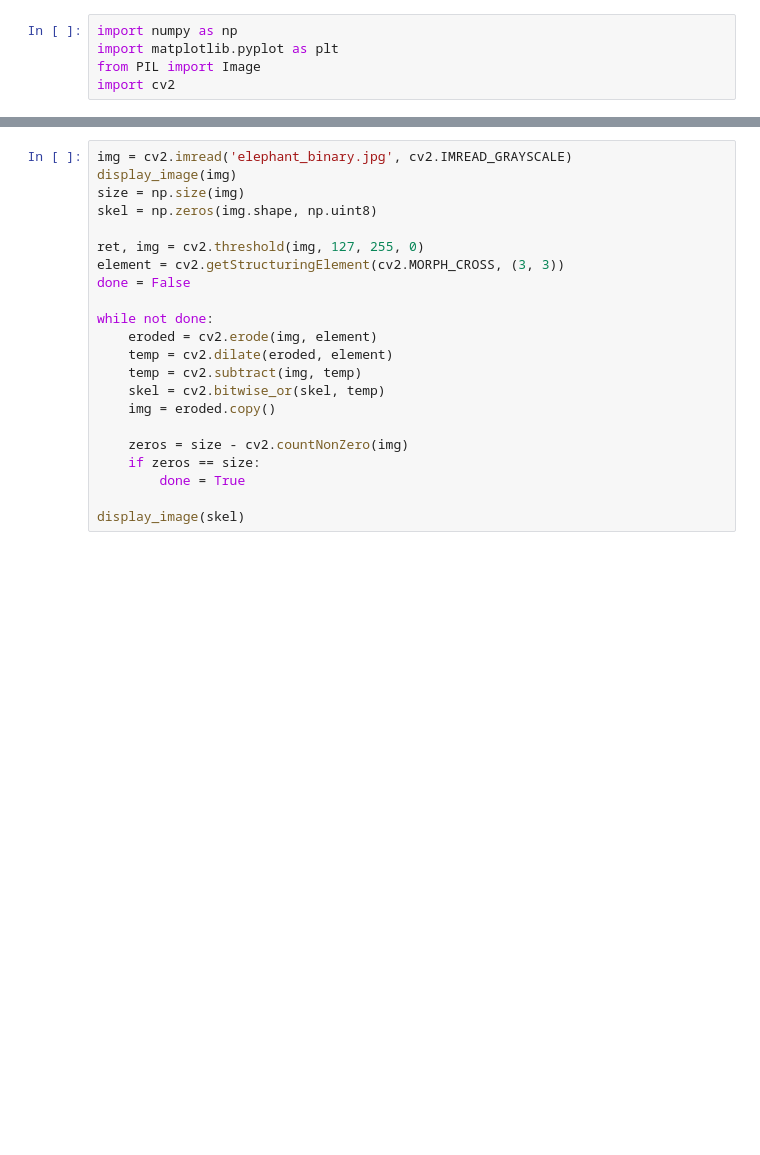
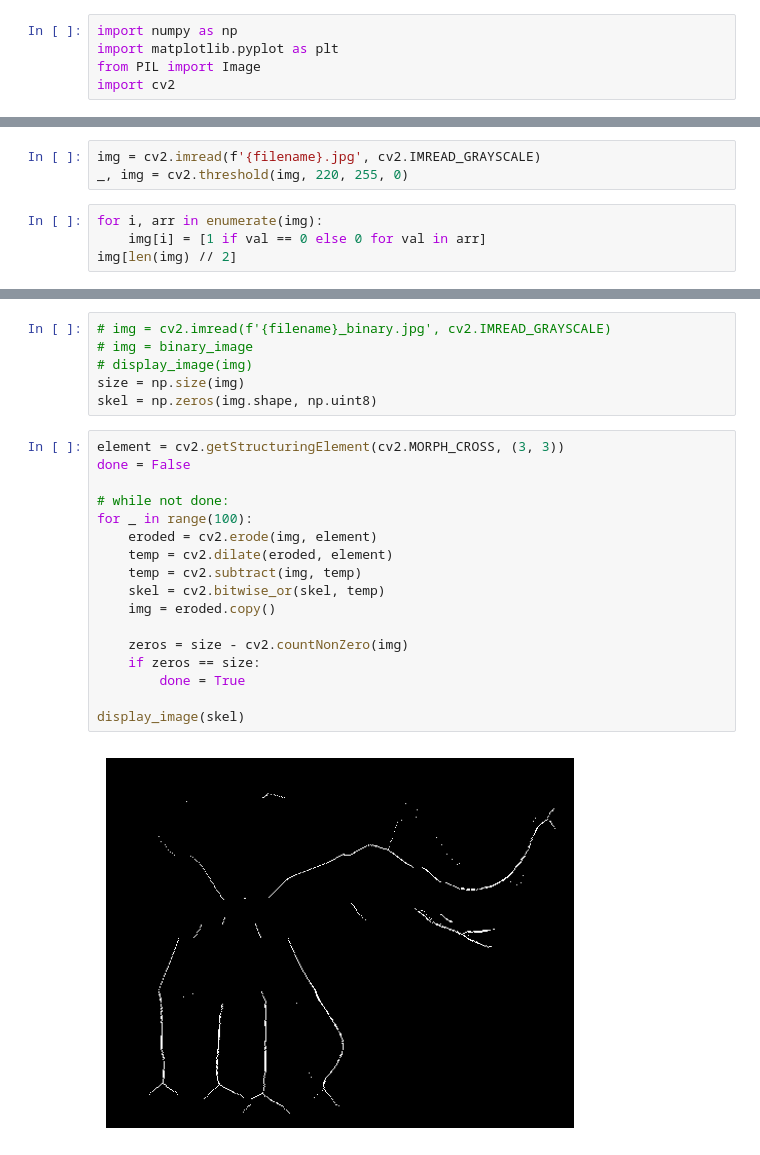
Before and after one commit to mprokhorov/bsu, a Jupyter notebook: fundamentals-of-digital-image-processing/lab1.ipynb, the cells around one changed output, grey strips where cells are left out. Saved outputs shown, nothing was run; the diff lists cells and outputs as text; blank space fills up the shorter version.

```diff
--- a/fundamentals-of-digital-image-processing/lab1.ipynb
+++ b/fundamentals-of-digital-image-processing/lab1.ipynb
@@ -37,0 +49,7 @@ display_image(binary_image)
+# %%
+img = cv2.imread(f'{filename}.jpg', cv2.IMREAD_GRAYSCALE)
+_, img = cv2.threshold(img, 220, 255, 0)
+# %%
+for i, arr in enumerate(img):
+    img[i] = [1 if val == 0 else 0 for val in arr]
+img[len(img) // 2]
@@ -38,22 +78,25 @@ display_image(binary_image)
+# %%
+# img = cv2.imread(f'{filename}_binary.jpg', cv2.IMREAD_GRAYSCALE)
+# img = binary_image
+# display_image(img)
+size = np.size(img)
+skel = np.zeros(img.shape, np.uint8)
 # %%
-img = cv2.imread('elephant_binary.jpg', cv2.IMREAD_GRAYSCALE)
-display_image(img)
-size = np.size(img)
-skel = np.zeros(img.shape, np.uint8)
-
-ret, img = cv2.threshold(img, 127, 255, 0)
 element = cv2.getStructuringElement(cv2.MORPH_CROSS, (3, 3))
 done = False
 
-while not done:
+# while not done:
+for _ in range(100):
     eroded = cv2.erode(img, element)
     temp = cv2.dilate(eroded, element)
     temp = cv2.subtract(img, temp)
     skel = cv2.bitwise_or(skel, temp)
     img = eroded.copy()
 
     zeros = size - cv2.countNonZero(img)
     if zeros == size:
         done = True
 
 display_image(skel)
+# %% [output]
+[figure, added]
```
Also changed, not shown: parts of 5 cells of this notebook.
